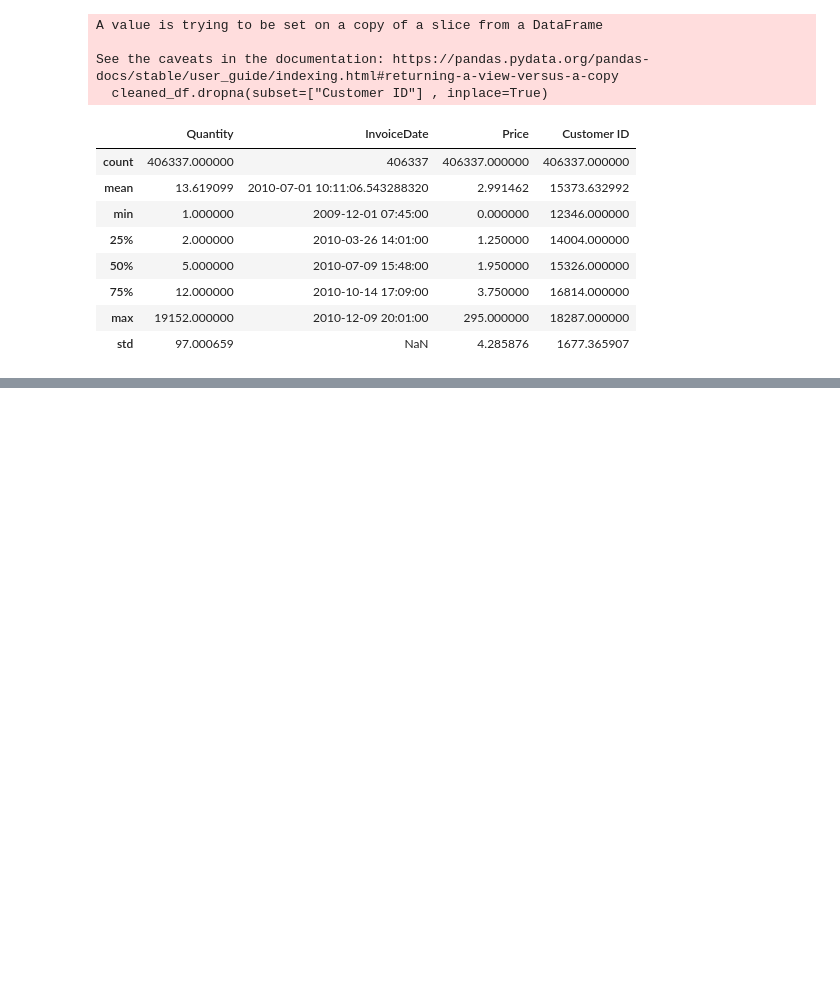
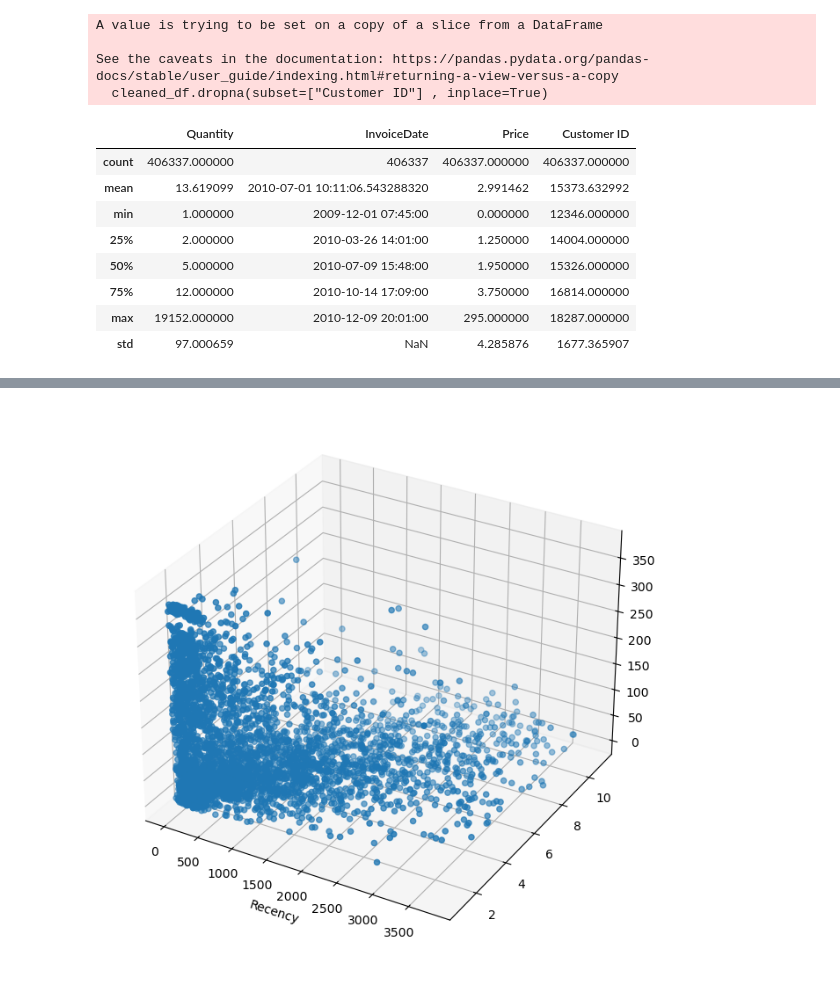
Before and after one commit to Mohdkaif05/kmean-from-scratch, a Jupyter notebook: main.ipynb, the cells around one changed output, grey strips where cells are left out. Drawn from its saved outputs; the diff is of its cells as text; code cells hidden in the pictures; blank space fills up the shorter version.

```diff
--- a/main.ipynb
+++ b/main.ipynb
@@ -249,0 +374,10 @@ print(data_lost)
+# %%
+# finding outliers
+Q1 = agg_df["Monetary_value"].quantile(0.25)
+Q3 = agg_df["Monetary_value"].quantile(0.75)
+IQR = Q3 - Q1
+
+Monetary_Outlier_df = agg_df[
+    (agg_df["Monetary_value"] > Q3 + 1.5 * IQR) |
+    (agg_df["Monetary_value"] < Q1 - 1.5 * IQR)
+]
@@ -249,0 +400,9 @@ print(data_lost)
+# %%
+Q1_f = agg_df["Frequency"].quantile(0.25)
+Q3_f = agg_df["Frequency"].quantile(0.75)
+IQR_f = Q3_f - Q1_f
+
+Frequency_Outlier_df = agg_df[
+    (agg_df["Frequency"] > Q3_f + 1.5 * IQR_f) |
+    (agg_df["Frequency"] < Q1_f - 1.5 * IQR_f)
+]
@@ -249,0 +425,6 @@ print(data_lost)
+# %%
+non_outlier_df=agg_df[~(agg_df.index.isin(Monetary_Outlier_df.index)) & \
+
+   ~(agg_df.index.isin(Frequency_Outlier_df.index)) ]
+
+non_outlier_df.describe()
@@ -249,0 +441,10 @@ print(data_lost)
+# %%
+fig=plt.figure(figsize=(8,8))
+ax=fig.add_subplot(projection="3d")
+scatter=ax.scatter(non_outlier_df["Monetary_value"],non_outlier_df["Frequency"],non_outlier_df["Recency"])
+ax.set_xlabel("Monetary_value")
+ax.set_xlabel("Frequency")
+ax.set_xlabel("Recency")
+plt.show()
+# %% [output]
+[figure, added]
```
Also changed, not shown: parts of 12 cells of this notebook.
